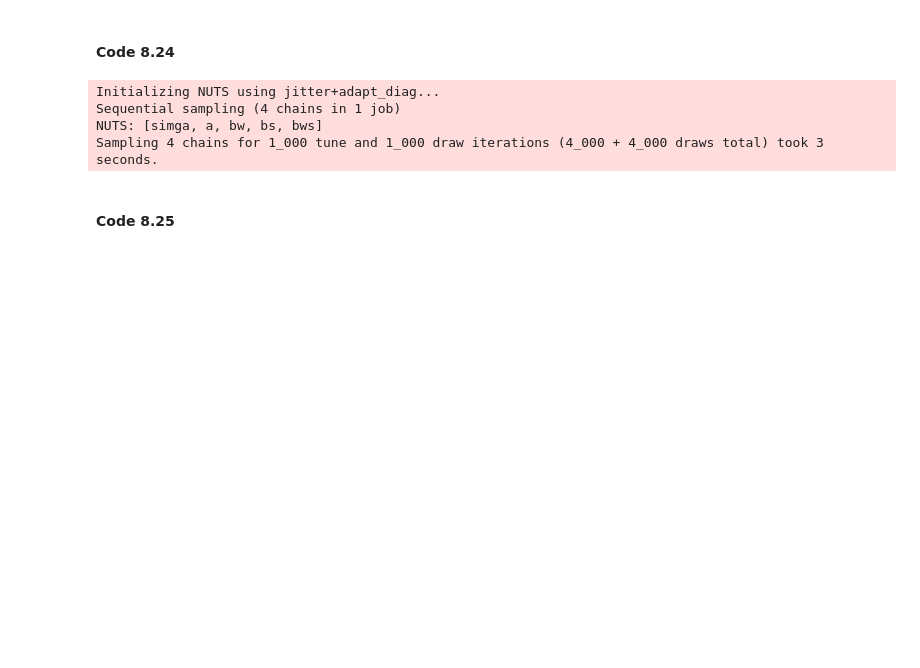
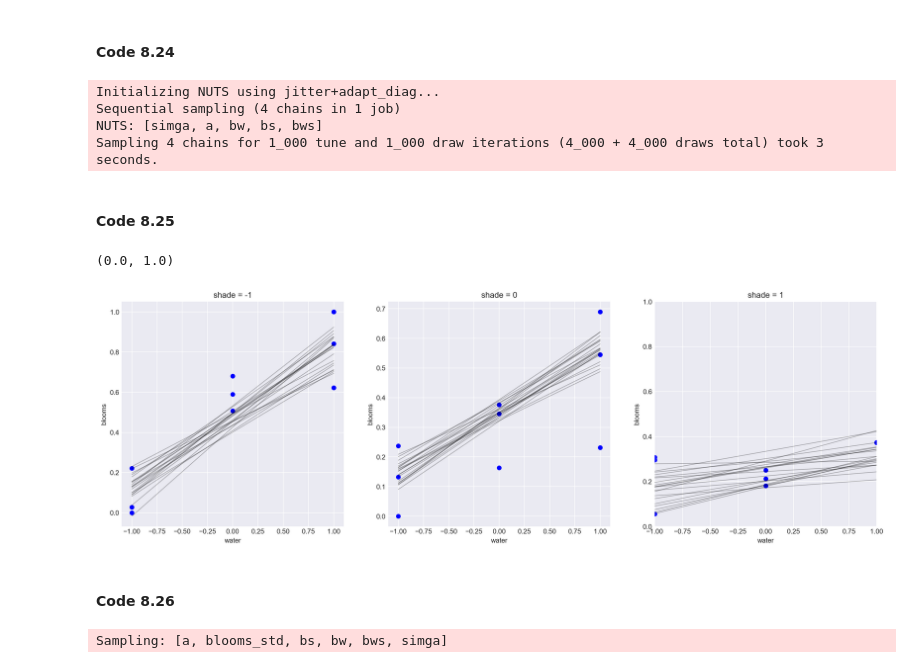
Before and after one commit to AndrewKillion/stat_rethinking_2026, a Jupyter notebook: python_code/Chapter_8.ipynb, the cells around one changed output. Drawn from its saved outputs; the diff is of its cells as text; code cells hidden in the pictures; blank space fills up the shorter version.

```diff
--- a/python_code/Chapter_8.ipynb
+++ b/python_code/Chapter_8.ipynb
@@ -378,16 +378,27 @@ Sampling 4 chains for 1_000 tune and 1_000 draw iterations (4_000 + 4_000 draws
 # %%
 post = trace_m8_5.posterior.to_dataframe().reset_index()
 post_samples = post[['a', 'bw', 'bs', 'bws']].drop_duplicates().sample(20, random_state=42)
 
 fig, ax  =plt.subplots(1,3, figsize = (20,6))
 water_seq = np.array([-1, 0, 1])
 for i in [-1,0,1]:
     idx = d[d.shade_cent == i].index
-    ax[i+1].scatter(d.water_cent[idx], d.blooms_std[idx], facecolor = 'none', edgecolor = 'black')
+    ax[i+1].scatter(d.water_cent[idx], d.blooms_std[idx], color = 'blue')
     for _, sample in post_samples.iterrows():
         mu = sample['a'] + sample['bw'] * water_seq + sample['bs'] * i + sample['bws'] * water_seq * i
-        ax[i+1].plot(water_seq, mu, 'r-', lw=1, alpha=0.3)
+        ax[i+1].plot(water_seq, mu, 'r-', lw=1, alpha=0.3, color = 'black')
     ax[i+1].set_xlabel('water')
     ax[i+1].set_ylabel('blooms')
     ax[i+1].set_title(f'shade = {i}')
-plt.tight_layout()
+plt.xlim(-1,1)
+plt.ylim(0,1)
+# %% [output]
+(0.0, 1.0)
+[figure, added]
+# %% [markdown]
+#### Code 8.26
+# %%
+with m8_5:
+    prior = pm.sample_prior_predictive(samples = 1000)
+# %% [output]
+Sampling: [a, blooms_std, bs, bw, bws, simga]
```
Also changed, not shown: 1 other file.
